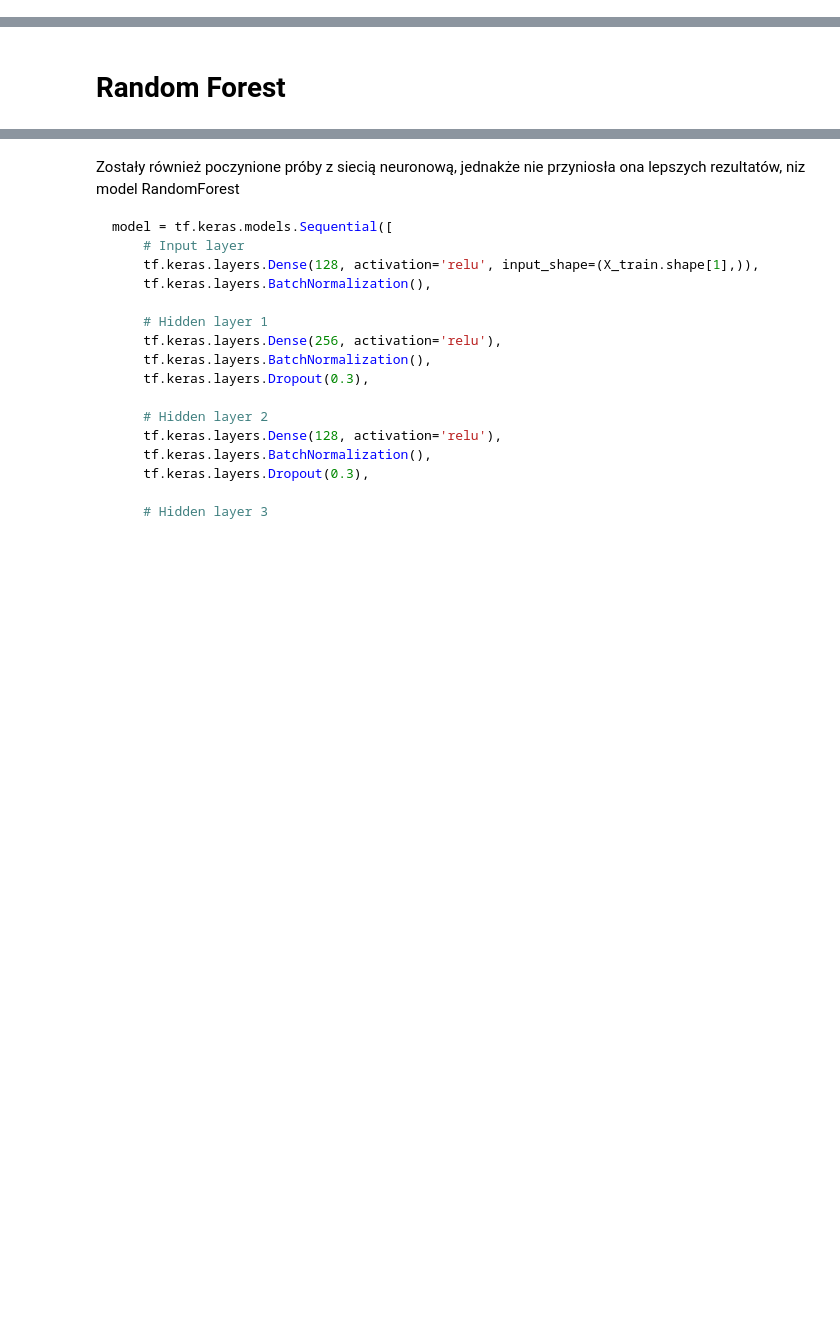
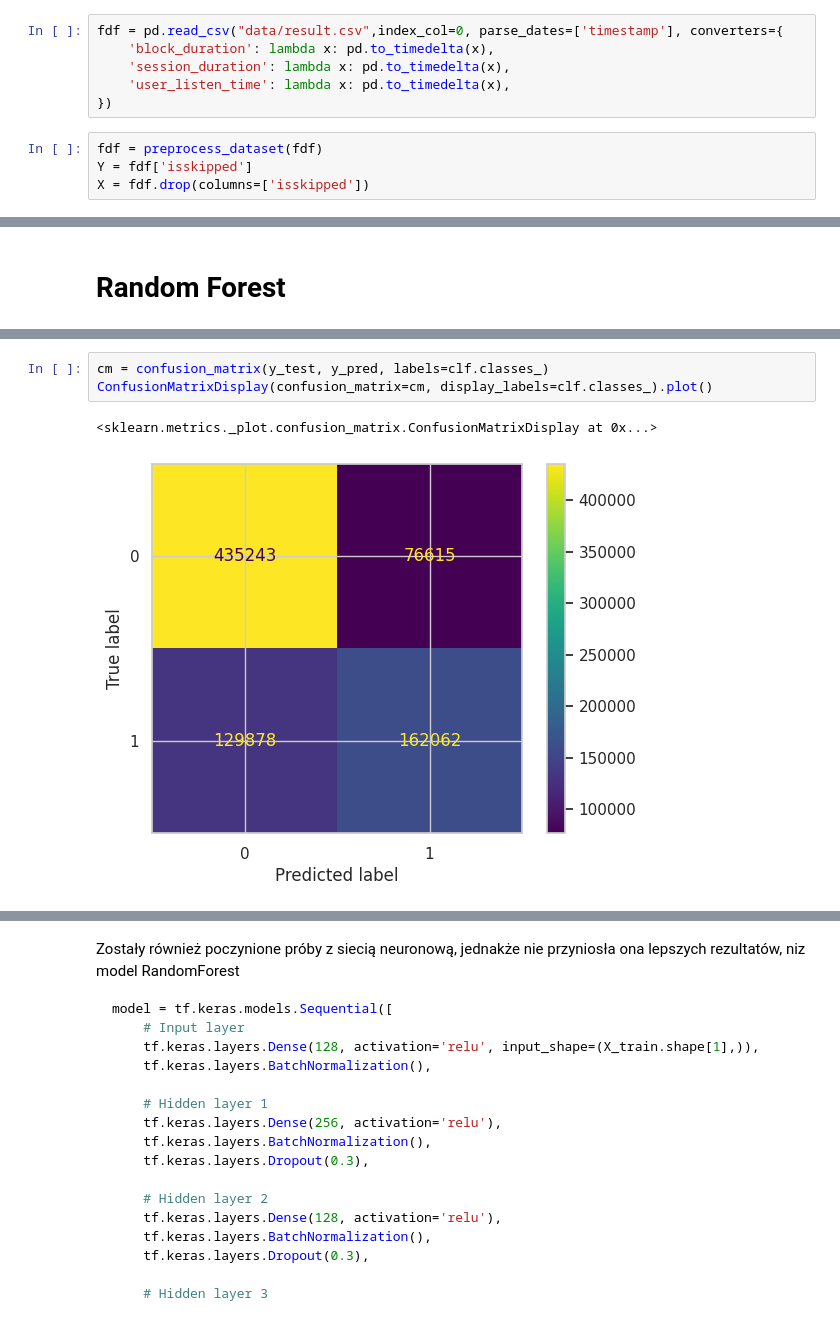
Before and after one commit to dawidkasz/song-skip-predictor, a Jupyter notebook: models.ipynb, the cells around one changed output, grey strips where cells are left out. Drawn from its saved outputs; the diff is of its cells as text; blank space fills up the shorter version.

```diff
--- a/models.ipynb
+++ b/models.ipynb
@@ -43,0 +19,10 @@ def preprocess_dataset(df: pd.DataFrame):
+# %%
+fdf = pd.read_csv("data/result.csv",index_col=0, parse_dates=['timestamp'], converters={
+    'block_duration': lambda x: pd.to_timedelta(x),
+    'session_duration': lambda x: pd.to_timedelta(x),
+    'user_listen_time': lambda x: pd.to_timedelta(x),
+})
+# %%
+fdf = preprocess_dataset(fdf)
+Y = fdf['isskipped']
+X = fdf.drop(columns=['isskipped'])
@@ -93,0 +59,6 @@ print("Classification Report:\n", report)
+# %%
+cm = confusion_matrix(y_test, y_pred, labels=clf.classes_)
+ConfusionMatrixDisplay(confusion_matrix=cm, display_labels=clf.classes_).plot()
+# %% [output]
+<sklearn.metrics._plot.confusion_matrix.ConfusionMatrixDisplay at 0x...>
+[figure, added]
```
Also changed, not shown: parts of 6 cells of this notebook, 2 other files.
